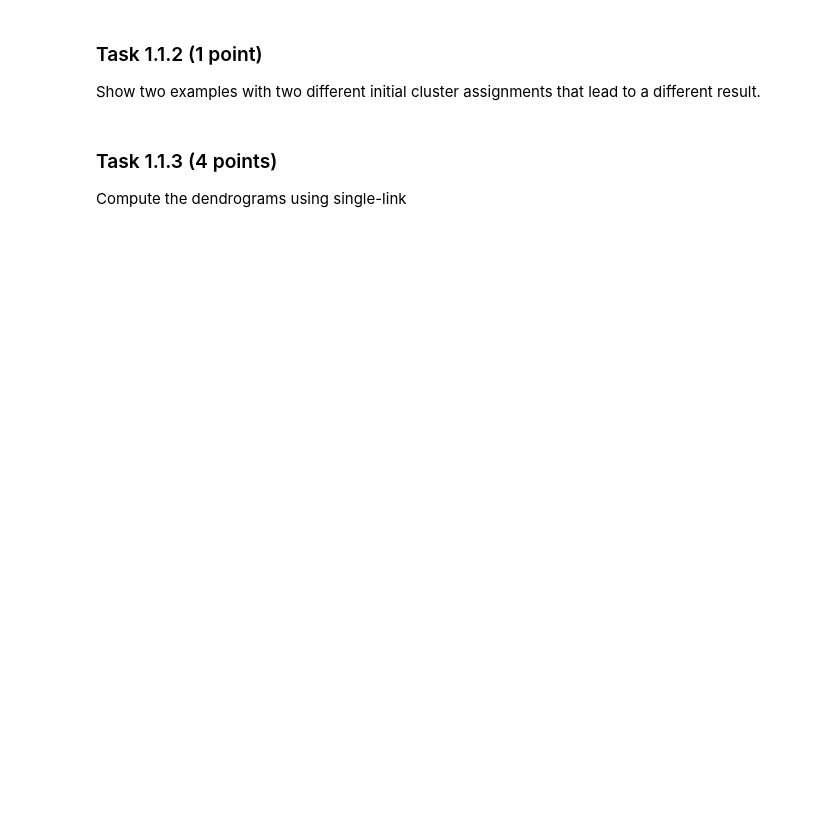
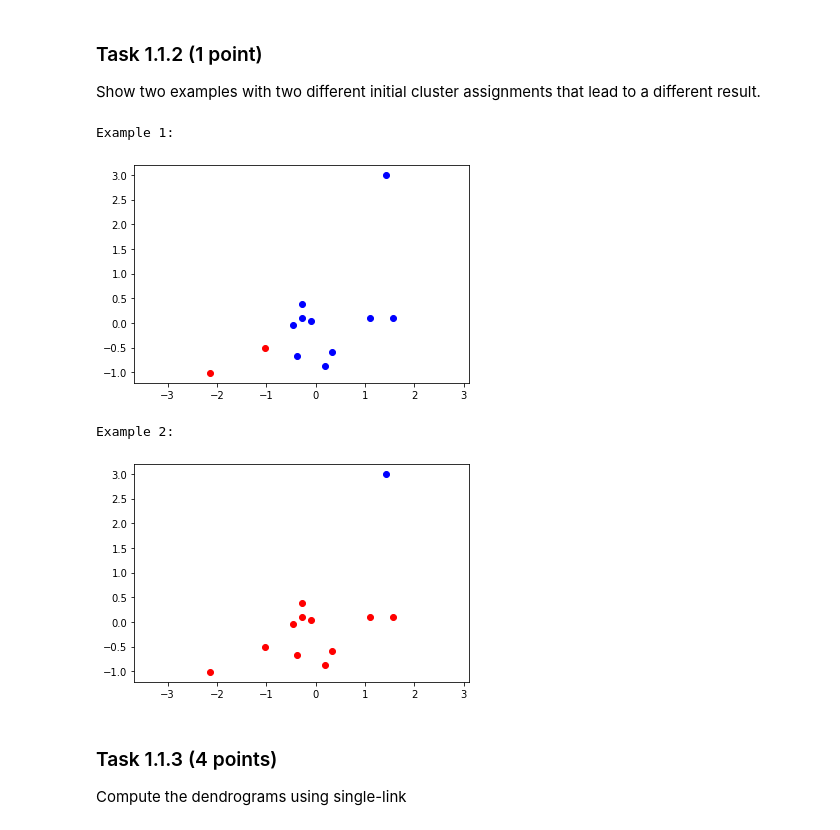
Before and after one commit to Thrun12/dm2022-exercises, a Jupyter notebook: handins/handin1.ipynb, the cells around one changed output. Drawn from its saved outputs; the diff is of its cells as text; code cells hidden in the pictures; blank space fills up the shorter version.

```diff
--- a/handins/handin1.ipynb
+++ b/handins/handin1.ipynb
@@ -61,6 +104,19 @@ plt.axis('equal');
 # %% [markdown]
 ### Task 1.1.2 (1 point)
 Show two examples with two different initial cluster assignments that lead to a different result.
+# %%
+print("Example 1:")
+centroids = np.array([(0, -5), (2,2)])
+compute_kmeans(2, centroids)
+
+print("Example 2:")
+centroids = np.array([(-1, -1), (1,3)])
+compute_kmeans(2, centroids)
+# %% [output]
+Example 1:
+[figure, added]
+Example 2:
+[figure, added]
 # %% [markdown]
 ### Task 1.1.3 (4 points)
 Compute the dendrograms using single-link
```
Also changed, not shown: parts of 26 cells of this notebook.
